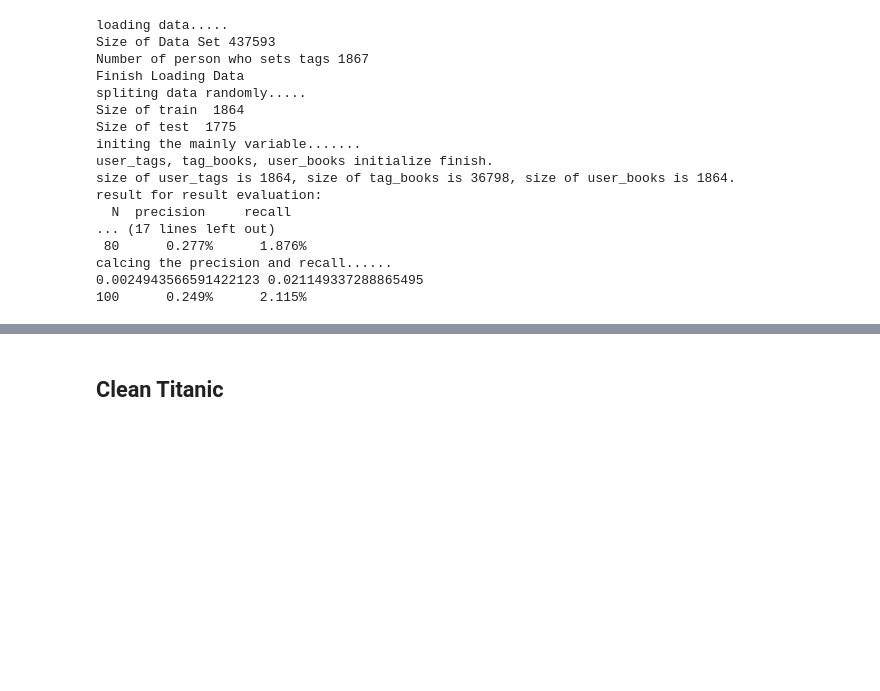
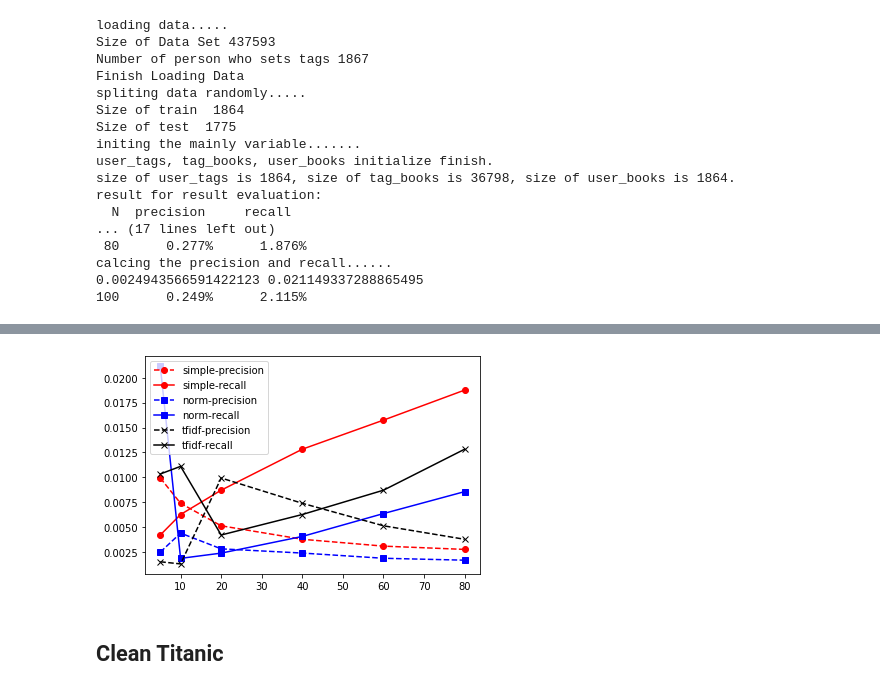
Before and after one commit to thinksee/Learning-Recsys-with-python, a Jupyter notebook: L2/action.ipynb, the cells around one changed output, grey strips where cells are left out. Saved outputs shown, nothing was run; the diff lists cells and outputs as text; code cells hidden in the pictures; blank space fills up the shorter version.

```diff
--- a/L2/action.ipynb
+++ b/L2/action.ipynb
@@ -168,6 +174,8 @@ result for result evaluation:
 calcing the precision and recall......
 0.0024943566591422123 0.021149337288865495
 100      0.249%      2.115%
+# %%
+ret_diff_way = stb.ret
 # %%
 stb = TagBased('./delicious-2k/user_taggedbookmarks-timestamps.dat', 'norm')
 # %% [output]
@@ -191,3 +199,5 @@ calcing the precision and recall......
+# %%
+ret_diff_way = ret_diff_way.append(stb.ret)
 # %%
 stb = TagBased('./delicious-2k/user_taggedbookmarks-timestamps.dat', 'tfidf')
 # %% [output]
@@ -241,0 +221,2 @@ plt.legend()
+# %%
+ret_diff_way = ret_diff_way.append(stb.ret)
@@ -241,0 +243,2 @@ plt.legend()
+# %%
+ret_diff_way['times'] = ret_diff_way['times'].astype('int')
@@ -242,3 +255,16 @@ plt.legend()
+# %%
+import matplotlib.pyplot as plt
+x = ret_diff_way['times'].iloc[0:6]
+plt.plot(x, ret_diff_way['precision'].iloc[0:6], 'ro--', label='simple-precision')
+plt.plot(x, ret_diff_way['recall'].iloc[0:6], 'ro-',label='simple-recall')
+plt.plot(x, ret_diff_way['precision'].iloc[6:12], 'bs--', label='norm-precision')
+plt.plot(x, ret_diff_way['recall'].iloc[6:12], 'bs-',label='norm-recall')
+plt.plot(x, ret_diff_way['precision'].iloc[12:18], 'kx--', label='tfidf-precision')
+plt.plot(x, ret_diff_way['recall'].iloc[12:18], 'kx-',label='tfidf-recall')
+plt.legend()
+plt.show()
+# %% [output]
+[figure, added]
 # %% [markdown]
 ## Clean Titanic
 # %% [markdown]
```
Also changed, not shown: parts of 7 cells of this notebook, 2 other files.
